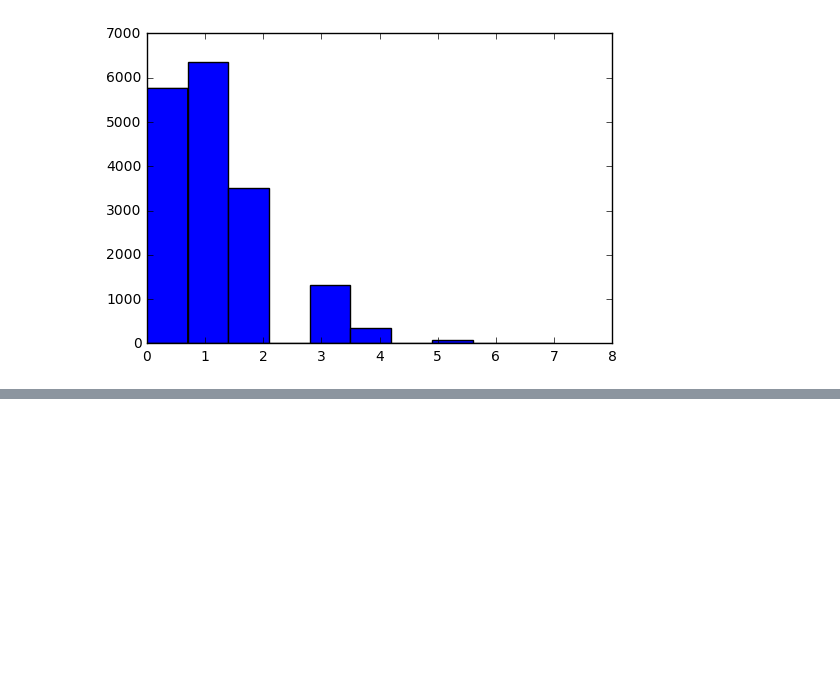
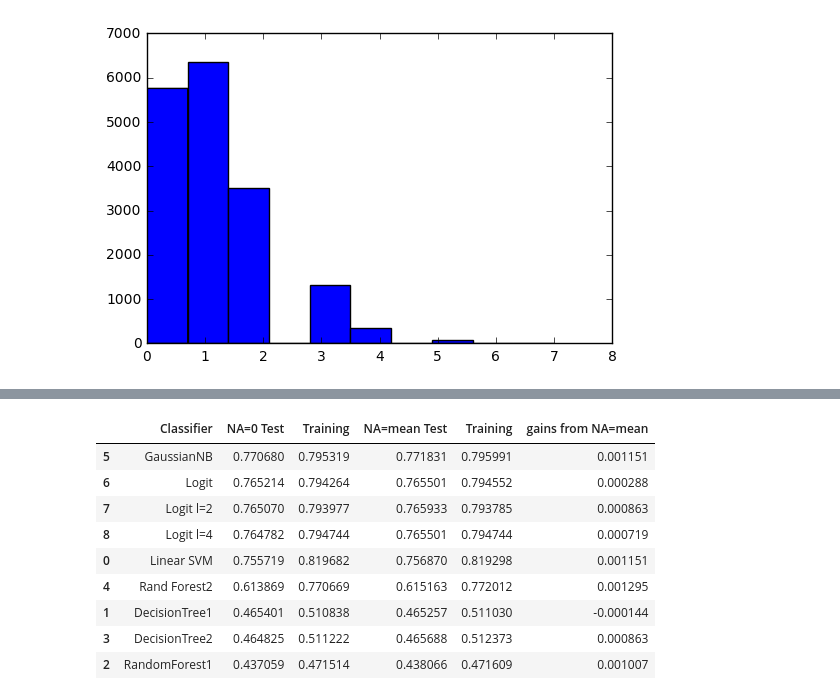
Before and after one commit to ramochoahes/Homework3, a Jupyter notebook: feature_selection.ipynb, the cells around one changed output, grey strips where cells are left out. Cells and saved outputs as stored; diff of their text form; code cells hidden in the pictures; blank space fills up the shorter version.

```diff
--- a/feature_selection.ipynb
+++ b/feature_selection.ipynb
@@ -144,0 +196,18 @@ print(len(arrayX))
+# %%
+resultsdf = pd.DataFrame(results)
+difference = resultsdf[3]-resultsdf[1]
+resultsdf["gain from NA=mean"]=difference
+resultsdf = resultsdf.sort_values(by=1,ascending=False)
+resultsdf.columns = ["Classifier", "NA=0 Test", "Training", "NA=mean Test", "Training", "gains from NA=mean"]
+resultsdf
+# %% [output]
+|  | Classifier | NA=0 Test | Training | NA=mean Test | Training | gains from NA=mean |
+| 5 | GaussianNB | 0.770680 | 0.795319 | 0.771831 | 0.795991 | 0.001151 |
+| 6 | Logit | 0.765214 | 0.794264 | 0.765501 | 0.794552 | 0.000288 |
+| 7 | Logit l=2 | 0.765070 | 0.793977 | 0.765933 | 0.793785 | 0.000863 |
+| 8 | Logit l=4 | 0.764782 | 0.794744 | 0.765501 | 0.794744 | 0.000719 |
+| 0 | Linear SVM | 0.755719 | 0.819682 | 0.756870 | 0.819298 | 0.001151 |
+| 4 | Rand Forest2 | 0.613869 | 0.770669 | 0.615163 | 0.772012 | 0.001295 |
+| 1 | DecisionTree1 | 0.465401 | 0.510838 | 0.465257 | 0.511030 | -0.000144 |
+| 3 | DecisionTree2 | 0.464825 | 0.511222 | 0.465688 | 0.512373 | 0.000863 |
+| 2 | RandomForest1 | 0.437059 | 0.471514 | 0.438066 | 0.471609 | 0.001007 |
```
Also changed, not shown: parts of 37 cells of this notebook.
